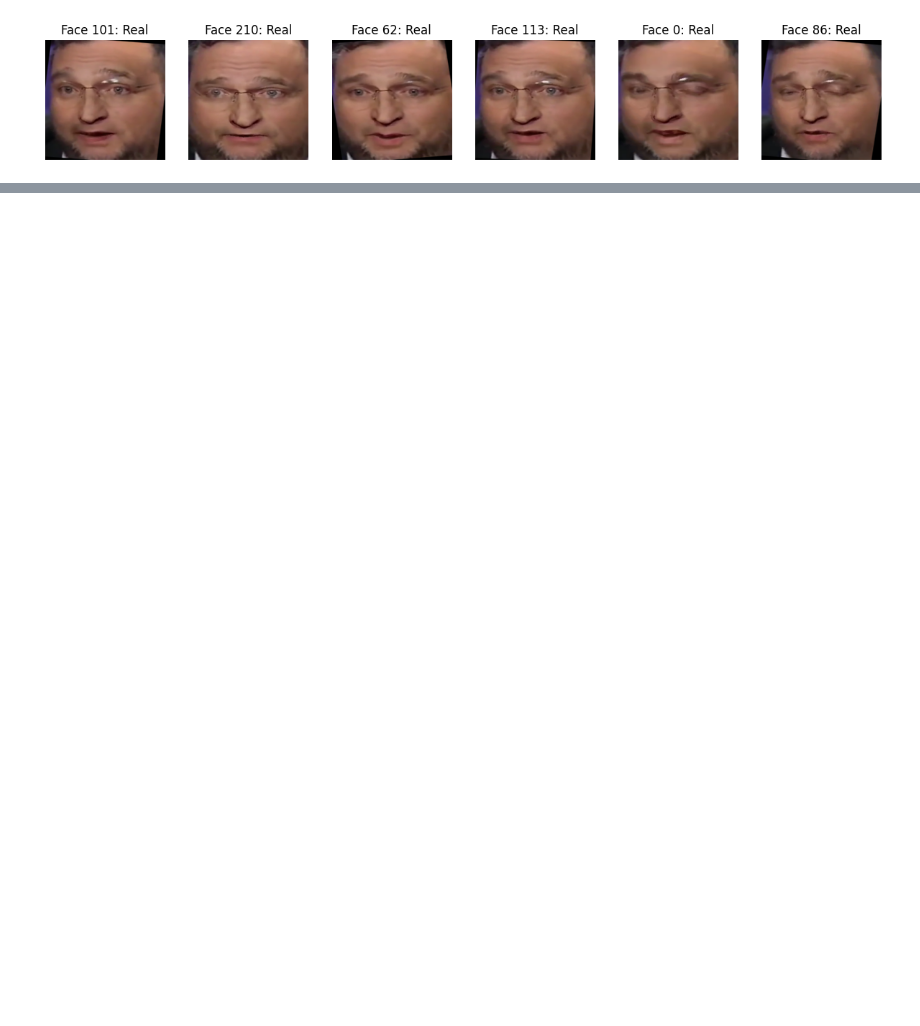
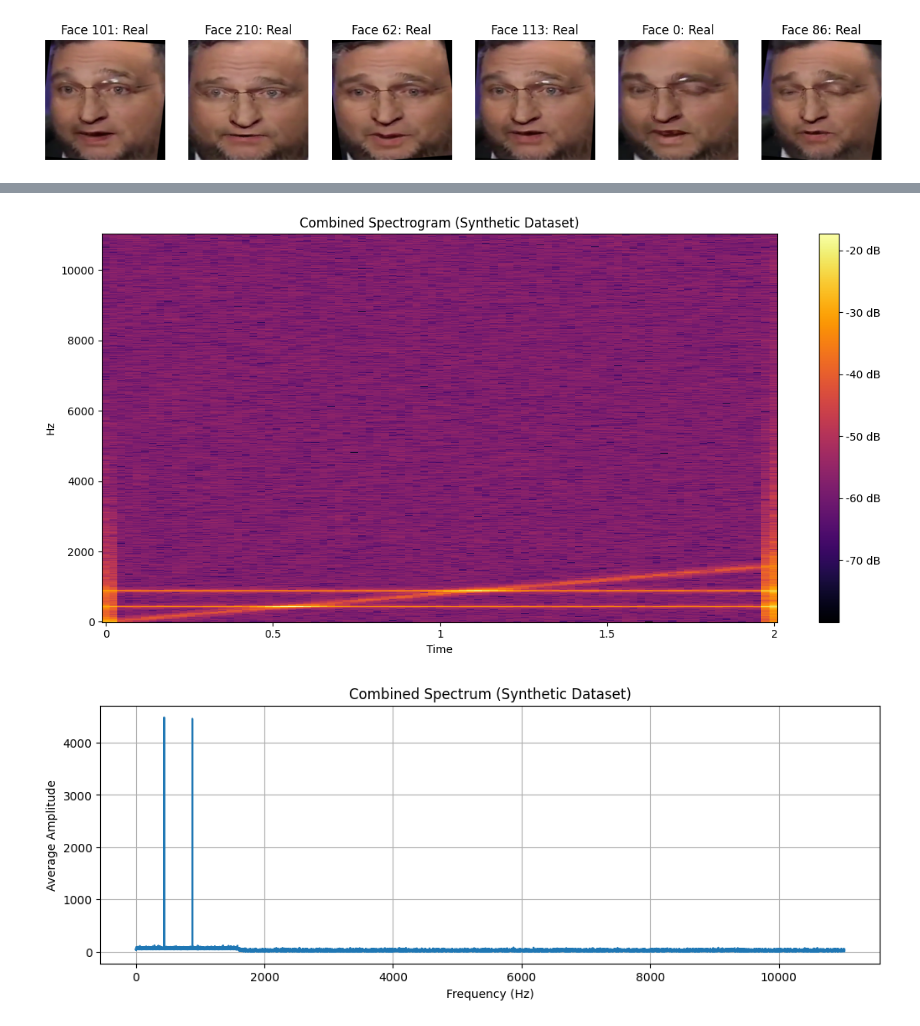
Before and after one commit to Krishnan005K/MultiModel-Deepfake-Detection, a Jupyter notebook: MultiModel_Deepfake_Detection.ipynb, the cells around one changed output, grey strips where cells are left out. Saved outputs shown, nothing was run; the diff lists cells and outputs as text; code cells hidden in the pictures; blank space fills up the shorter version.

```diff
--- a/MultiModel_Deepfake_Detection.ipynb
+++ b/MultiModel_Deepfake_Detection.ipynb
@@ -389,0 +582,61 @@ show_pred_samples(faces_batch, preds, n=6)
+# %%
+import numpy as np
+import matplotlib.pyplot as plt
+import librosa
+import librosa.display
+
+# --- Step 1: Generate synthetic dataset ---
+sr = 22050  # sample rate
+duration = 2.0  # seconds
+t = np.linspace(0, duration, int(sr*duration), endpoint=False)
+
+# Generate sample audio signals
+sine_440 = 0.5 * np.sin(2*np.pi*440*t)       # pure 440Hz tone
+sine_880 = 0.5 * np.sin(2*np.pi*880*t)       # pure 880Hz tone
+chirp = 0.5 * np.sin(2*np.pi*t**2*400)       # sweeping chirp
+noise = 0.5 * np.random.randn(len(t))        # random noise
+mix = sine_440 + sine_880 + noise*0.3        # mixture
+
+dataset = [sine_440, sine_880, chirp, noise, mix]
+
+# --- Step 2: Extract spectrograms and spectra ---
+all_specs = []
+all_spectra = []
+
+for y in dataset:
+    # Spectrogram (STFT)
+    D = np.abs(librosa.stft(y, n_fft=2048, hop_length=512))
+    DB = librosa.amplitude_to_db(D, ref=np.max)
+    all_specs.append(DB)
+
+    # Spectrum (FFT)
+    spectrum = np.abs(np.fft.fft(y))
+    freqs = np.fft.fftfreq(len(spectrum), 1/sr)
+    all_spectra.append(spectrum[:len(spectrum)//2])
+
+# --- Step 3: Combine (average) ---
+# Match dimensions before averaging
+min_time = min(spec.shape[1] for spec in all_specs)
+all_specs = [spec[:, :min_time] for spec in all_specs]
+combined_spec = np.mean(all_specs, axis=0)
+
+combined_spectrum = np.mean(np.vstack(all_spectra), axis=0)
+
+# --- Step 4: Plot results ---
+plt.figure(figsize=(12, 6))
+librosa.display.specshow(combined_spec, sr=sr, x_axis="time", y_axis="hz", cmap="inferno")
+plt.colorbar(format="%+2.0f dB")
+plt.title("Combined Spectrogram (Synthetic Dataset)")
+plt.tight_layout()
+plt.show()
+
+plt.figure(figsize=(12, 4))
+plt.plot(freqs[:len(freqs)//2], combined_spectrum)
+plt.xlabel("Frequency (Hz)")
+plt.ylabel("Average Amplitude")
+plt.title("Combined Spectrum (Synthetic Dataset)")
+plt.grid()
+plt.show()
+# %% [output]
+[figure, added]
+[figure, added]
```
Also changed, not shown: parts of 12 cells of this notebook.
